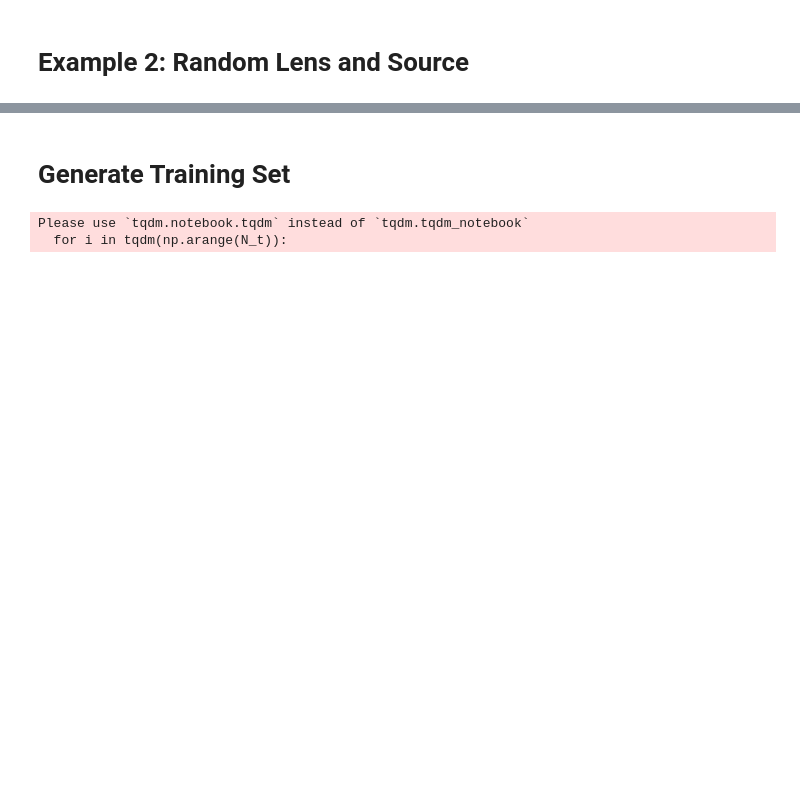
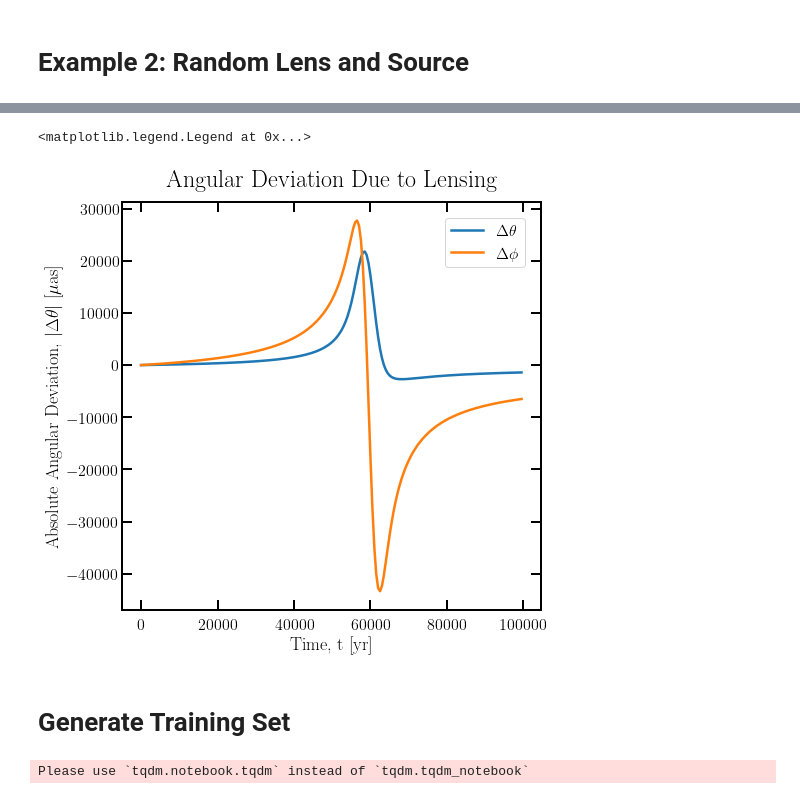
Before and after one commit to gridgway/Astrometric_TSeries_ML, a Jupyter notebook: ForwardModel.ipynb, the cells around one changed output, grey strips where cells are left out. Saved outputs shown, nothing was run; the diff lists cells and outputs as text; code cells hidden in the pictures; blank space fills up the shorter version.

```diff
--- a/ForwardModel.ipynb
+++ b/ForwardModel.ipynb
@@ -71,10 +81,14 @@ D_ol = 1. * u.kpc
 # Source properties
 
 # Length scale of lens-source distance
-D_ls = 1. * u.kpc
+D_ls = 1.
 
 # Length scale of source impact parameter
-D_b = 1. * u.kpc
+D_b = 1.
+
+if units:
+    D_ls *= u.kpc
+    D_b *= u.kpc
 # %%
 # length scales will be used according to:
 #    scale[0] -> uniform distribution of lens distance from observer
@@ -177,2 +181,52 @@ plt.legend()
+# %%
+# If you want to see more than just straight lines,
+# observe over longer time intervals
+N_o = 200
+
+# Observation time
+t_obs = 1e5
+if units:
+    t_obs *= u.yr
+
+# Time increment for observations
+dt = t_obs/N_o
+# %%
+%autoreload
+
+v_esc = lt.v_esc
+if units:
+    v_esc = v_esc * u.kpc/u.yr
+
+# Try generating a random lens-source pair
+lens, src = lt.sample(
+    'relative', scale=scale, observer=obs, kind=kind, M=M_l, R=R_l, v_esc=v_esc)
+
+res_unlensed = obs.observe(src, N=N_o, dt=dt)
+res_lensed = obs.observe(src, lens, N=N_o, dt=dt)
+
+plt.figure(figsize=(7.5,7.5))
+# plt.loglog()
+
+if units:
+    times = np.arange(0, t_obs.value, dt.value) * dt.unit
+    res = np.array(res_lensed-res_unlensed)
+
+
+
+else:
+    times = np.arange(0, t_obs, dt)
+    res = np.array(res_lensed-res_unlensed) * lt.rad_to_muas * 1e-3
+
+plt.plot(times, res[:,0]*1e3, label=r'$\Delta \theta$')
+plt.plot(times, res[:,1]*1e3, label=r'$\Delta \phi$')
+
+plt.xlabel('Time, t [yr]')
+plt.ylabel(
+    r'Absolute Angular Deviation, $|\Delta \theta |$ [$\mu$as]')
+plt.title('Angular Deviation Due to Lensing')
+plt.legend()
+# %% [output]
+<matplotlib.legend.Legend at 0x...>
+[figure, added]
 # %% [markdown]
 # Generate Training Set
@@ -179,17 +236,33 @@ plt.legend()
 # %%
+%%prun
+
 # All data in micro-arcseconds
 Tset = np.zeros((N_t, N_o, 2))
 
 # Set the impact parameter scale to something smaller to get
 # more of a signal
-scale[2] = 10 * u.pc
+scale[2] = 10*1e-3
+if units:
+    scale[2] *= u.kpc
+
+scale2 = [s for s in scale]
+
+v_esc = lt.v_esc
+if units:
+    v_esc = v_esc * u.kpc/u.yr
+
+lenses = lt.Lenses()
+sources = lt.Sources()
 
 # Progress bar
 for i in tqdm(np.arange(N_t)):
     lens, src = lt.sample(
         'relative', scale=scale, observer=obs,
-        kind=kind, M=M_l, R=R_l
+        kind=kind, M=M_l, R=R_l, v_esc=v_esc
     )
+
+    lenses.append(lens)
+    sources.append(src)
 
     res_unlensed = obs.observe(src, N=N_o, dt=dt)
     res_lensed = obs.observe(src, lens, N=N_o, dt=dt)
@@ -197,4 +270,3 @@ for i in tqdm(np.arange(N_t)):
     Tset[i] = np.array(res_lensed-res_unlensed)
 # %% [output]
 Please use `tqdm.notebook.tqdm` instead of `tqdm.tqdm_notebook`
-  for i in tqdm(np.arange(N_t)):
```
Also changed, not shown: parts of 10 cells of this notebook, 1 other file.
